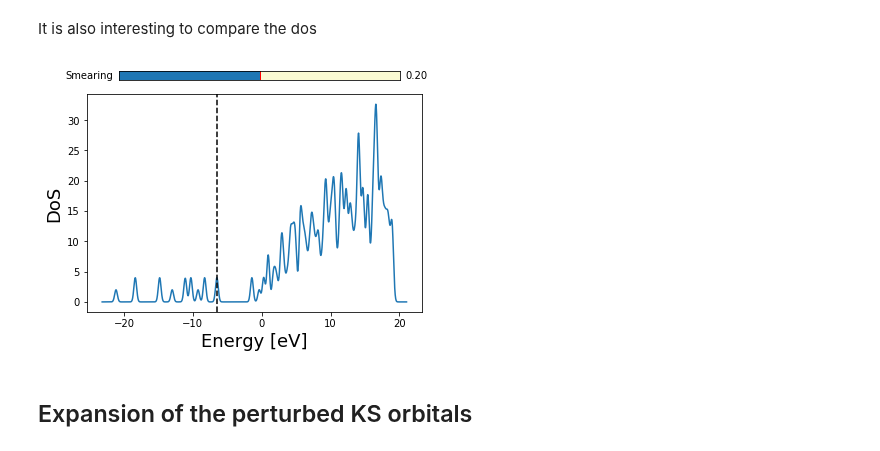
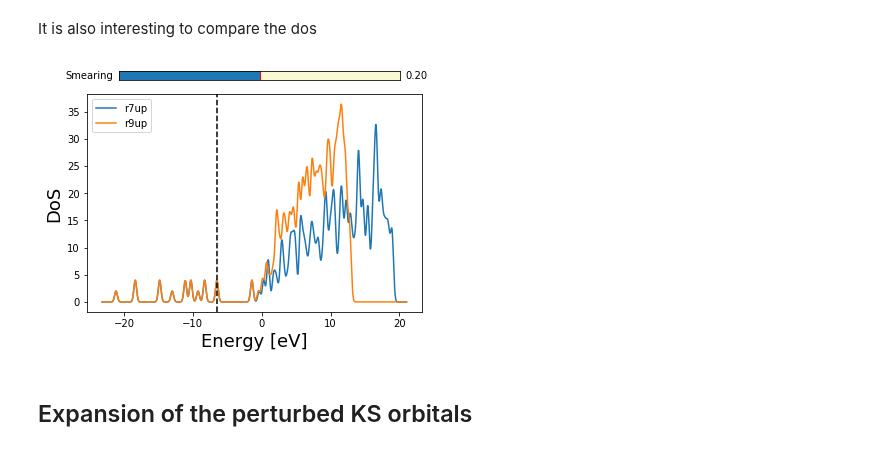
Before and after one commit to luigigenovese/KPM-nb, a Jupyter notebook: POLARIZABILITY/C6H6/free-bc/Virtual_Orbitals_Completeness_Relation.ipynb, the cells around one changed output. Drawn from its saved outputs; the diff is of its cells as text; code cells hidden in the pictures.

```diff
--- a/POLARIZABILITY/C6H6/free-bc/Virtual_Orbitals_Completeness_Relation.ipynb
+++ b/POLARIZABILITY/C6H6/free-bc/Virtual_Orbitals_Completeness_Relation.ipynb
@@ -31,9 +31,9 @@ Yaml.dump(inp0,outputpath + 'default.yaml')
 # %% [markdown]
 The aim of this computation is to produce the set of virtual orbitals, up to the highest value specified by the 'virtMax' parameter with a maximum residue of $1e^{-4}$. To obtain this result we produce a list of virtual orbitals denoted as 'virt' (using a linear spacing). virt contains a number of virtual orbitals higher than virtMax, because the last elements have a higher residue and are included only to improve the convergence of the lower ones.
 # %%
-rVal = [7.0]
+rVal = [7.0, 9.0]
 virt = {}
 virt[7.0] = [16*i for i in range(1,17)]
-#virt[9.0] = [16,32,64,128,256,288,304,320]
+virt[9.0] = [16*i for i in range(1,17)]
 print virt
 # %% [output]
@@ -44,7 +44,7 @@ We run the first set of calculation with 'itermax_virt' in the range 20-50. In t
 for r in rVal:
     inp={'dft':{
           'rmult': [r, 9.0],
-          'itermax_virt' : 30,
+          'itermax_virt' : 50,
           'gnrm_cv_virt' : 1e-4},
          'output': {
           'orbitals' : 'binary',
@@ -212,11 +216,11 @@ It is also interesting to compare the dos
 # %%
 %matplotlib inline
 dos=Data[0].get_dos(label='r7')
-#dos.append_from_bandarray(Data[1].evals,label='r9')
+dos.append_from_bandarray(Data[1].evals,label='r9')
 #dos.append_from_bandarray(Data[2].evals,label='r11')
 dos.plot()
 # %% [output]
-[figure, old version]
+[figure, new version]
 # %% [markdown]
 ## Expansion of the perturbed KS orbitals
 # %% [markdown]
```
Also changed, not shown: parts of 12 cells of this notebook, 9 other files.
